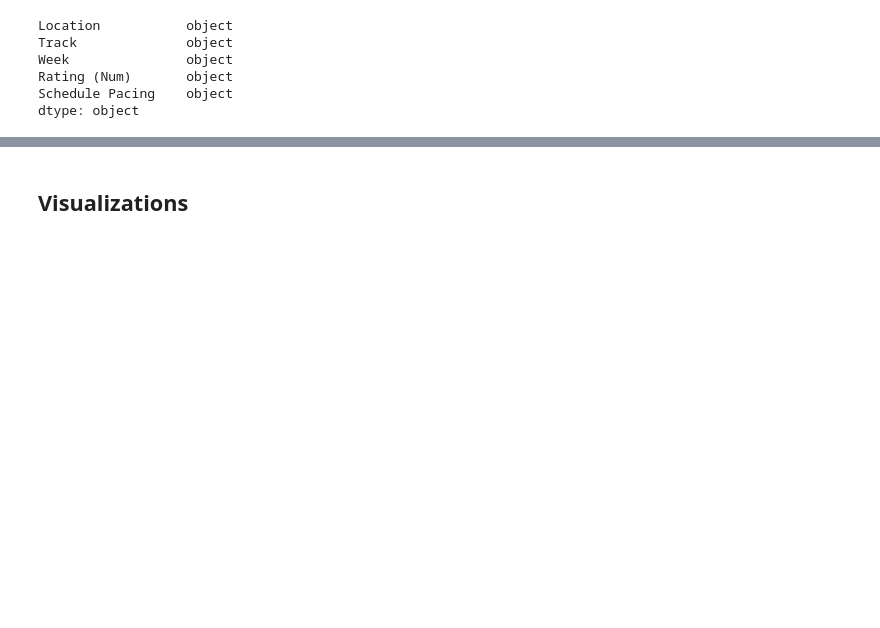
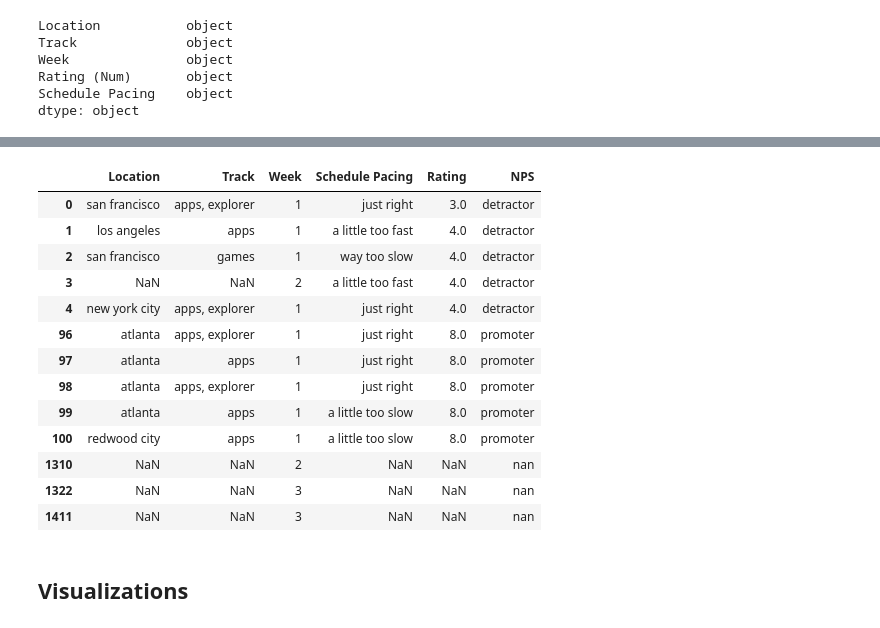
Before and after one commit to noltron000-coursework/ds-1-1-nps-project, a Jupyter notebook: project.ipynb, the cells around one changed output, grey strips where cells are left out. Drawn from its saved outputs; the diff is of its cells as text; code cells hidden in the pictures; blank space fills up the shorter version.

```diff
--- a/project.ipynb
+++ b/project.ipynb
@@ -33,9 +23,11 @@ data
 # %%
 # drop the arbitrary ID column; its not relevent
 data = data.drop('ID', axis=1)
-# %%
-# force lowercase on week column
-data['Week'] = data['Week'].str.lower()
+# %%
+# I don't like capitalization at all in my dataset...
+data['Location'] = data['Location'].str.lower()
+data['Track'] = data['Track'].str.lower()
+data['Schedule Pacing'] = data['Schedule Pacing'].str.lower()
 # %%
 # Dropping the first five characters from the week column;
 # this should gives a numeric string in the end.
@@ -54,8 +46,10 @@ Rating (Num)       object
 Schedule Pacing    object
 dtype: object
 # %%
-# Start by converting weeks to an integer value.
-data['Week'] = pandas.to_numeric(data['Week'], errors='coerce').astype(float)
+# Start by converting weeks to a float value.
+# I use float because it allows NaN, unlike integers.
+
+data['Week'] = pandas.to_numeric(data['Week'], errors='coerce').astype(int)
 
 data.dtypes
 # %% [output]
@@ -110,0 +105,9 @@ Apps
+# %%
+# store conditionals as variables
+promoter = data['Rating'] >= 8
+detractor = data['Rating'] < 8
+
+# UGLY: please refactor me!
+data['NPS'] = numpy.where(promoter, 'promoter', numpy.where(detractor, 'detractor', numpy.nan))
+
+data.head()
@@ -111,3 +121,22 @@ Apps
+# %%
+# Made a groupby for NPS
+nps_group = data.groupby(['NPS'])
+nps_group.head()
+# %% [output]
+|  | Location | Track | Week | Schedule Pacing | Rating | NPS |
+| 0 | san francisco | apps, explorer | 1 | just right | 3.0 | detractor |
+| 1 | los angeles | apps | 1 | a little too fast | 4.0 | detractor |
+| 2 | san francisco | games | 1 | way too slow | 4.0 | detractor |
+| 3 | NaN | NaN | 2 | a little too fast | 4.0 | detractor |
+| 4 | new york city | apps, explorer | 1 | just right | 4.0 | detractor |
+| 96 | atlanta | apps, explorer | 1 | just right | 8.0 | promoter |
+| 97 | atlanta | apps | 1 | just right | 8.0 | promoter |
+| 98 | atlanta | apps, explorer | 1 | just right | 8.0 | promoter |
+| 99 | atlanta | apps | 1 | a little too slow | 8.0 | promoter |
+| 100 | redwood city | apps | 1 | a little too slow | 8.0 | promoter |
+| 1310 | NaN | NaN | 2 | NaN | NaN | nan |
+| 1322 | NaN | NaN | 3 | NaN | NaN | nan |
+| 1411 | NaN | NaN | 3 | NaN | NaN | nan |
 # %% [markdown]
 ## Visualizations
 # %%
```
Also changed, not shown: parts of 8 cells of this notebook.
